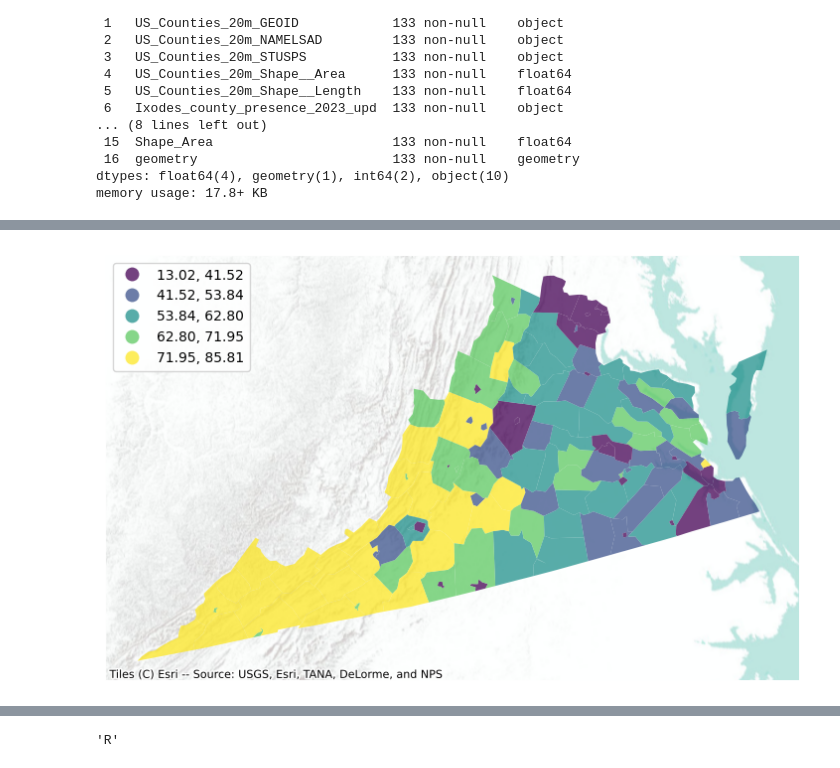
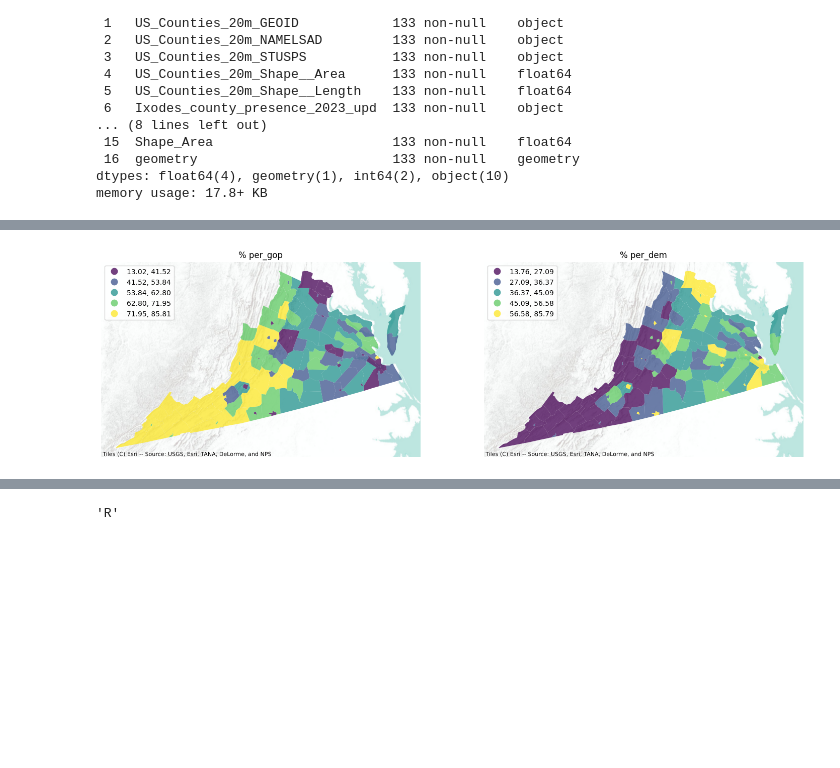
Before and after one commit to leogismap/Global_spatial_autocorrelation_2024_presidential_election_virginia, a Jupyter notebook: Global_Spatial_Autocorrelation.ipynb, the cells around one changed output, grey strips where cells are left out. Drawn from its saved outputs; the diff is of its cells as text; code cells hidden in the pictures; blank space fills up the shorter version.

```diff
--- a/Global_Spatial_Autocorrelation.ipynb
+++ b/Global_Spatial_Autocorrelation.ipynb
@@ -113,27 +113,49 @@ db.head()
 | 3 | 51081 | POLYGON ((1962880.065 -676661.997... | Virginia | 51081 | Greensville County | 1936 | 2334 | ... |
 | 4 | 51011 | POLYGON ((1836635.193 -599673.039... | Virginia | 51011 | Appomattox County | 7243 | 2324 | ... |
 # %%
-f, ax = plt.subplots(1, figsize=(9, 9))
+f, axs = plt.subplots(1, 2,figsize=(18, 9))
+ax1, ax2 = axs
 db.plot(
     column="per_gop",
     cmap="viridis",
     scheme="quantiles",
     k=5,
     edgecolor="white",
     linewidth=0.0,
     alpha=0.75,
     legend=True,
     legend_kwds={"loc": 2},
-    ax=ax,
+    ax=ax1,
 )
 contextily.add_basemap(
-    ax,
+    ax1,
     crs=db.crs,
     source=contextily.providers.Esri.WorldTerrain,
 )
-ax.set_axis_off()
+ax1.set_title("% per_gop")
+ax1.set_axis_off()
+
+db.plot(
+    column="per_dem",
+    cmap="viridis",
+    scheme="quantiles",
+    k=5,
+    edgecolor="white",
+    linewidth=0.0,
+    alpha=0.75,
+    legend=True,
+    legend_kwds={"loc": 2},
+    ax=ax2,
+)
+contextily.add_basemap(
+    ax2,
+    crs=db.crs,
+    source=contextily.providers.Esri.WorldTerrain,
+)
+ax2.set_title("% per_dem")
+ax2.set_axis_off()
 # %% [output]
-[figure, old version]
+[figure, new version]
 # %%
 # Generate W from the GeoDataFrame
 w = weights.KNN.from_dataframe(db, k=8)
```
Also changed, not shown: parts of 22 cells of this notebook.
